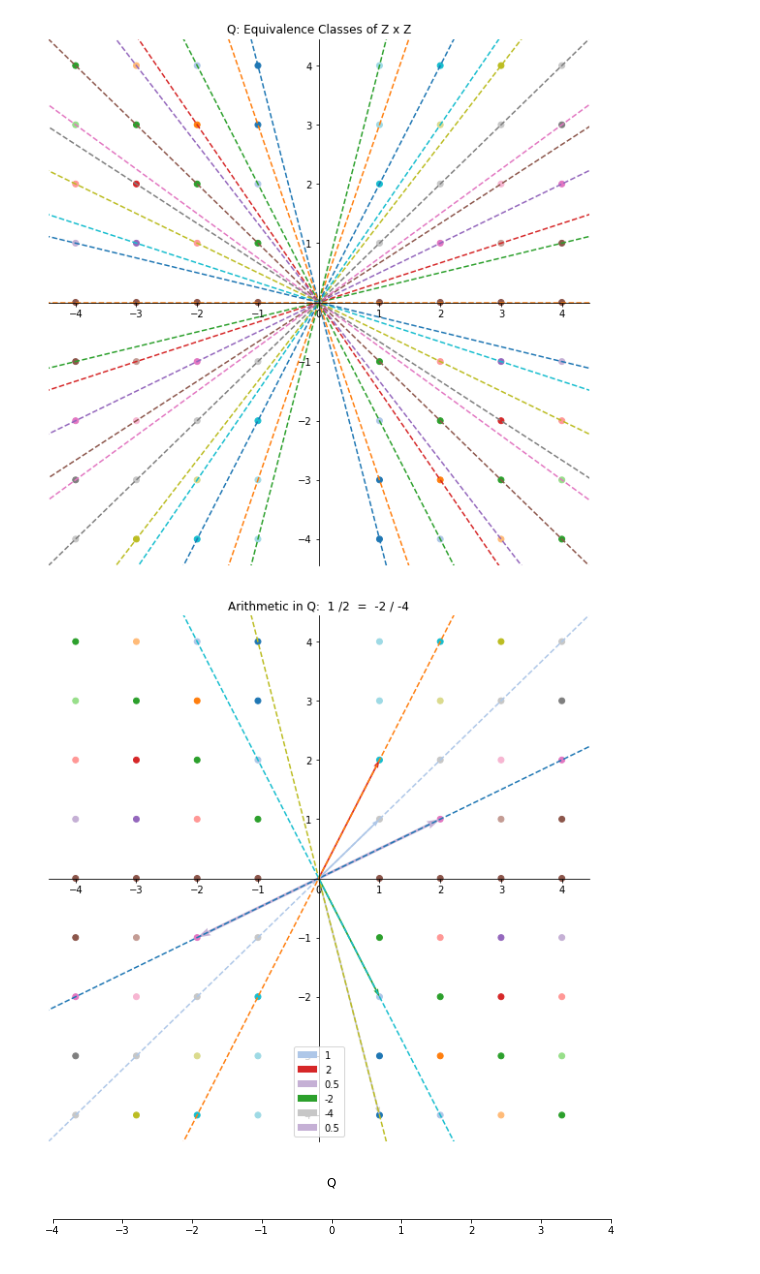
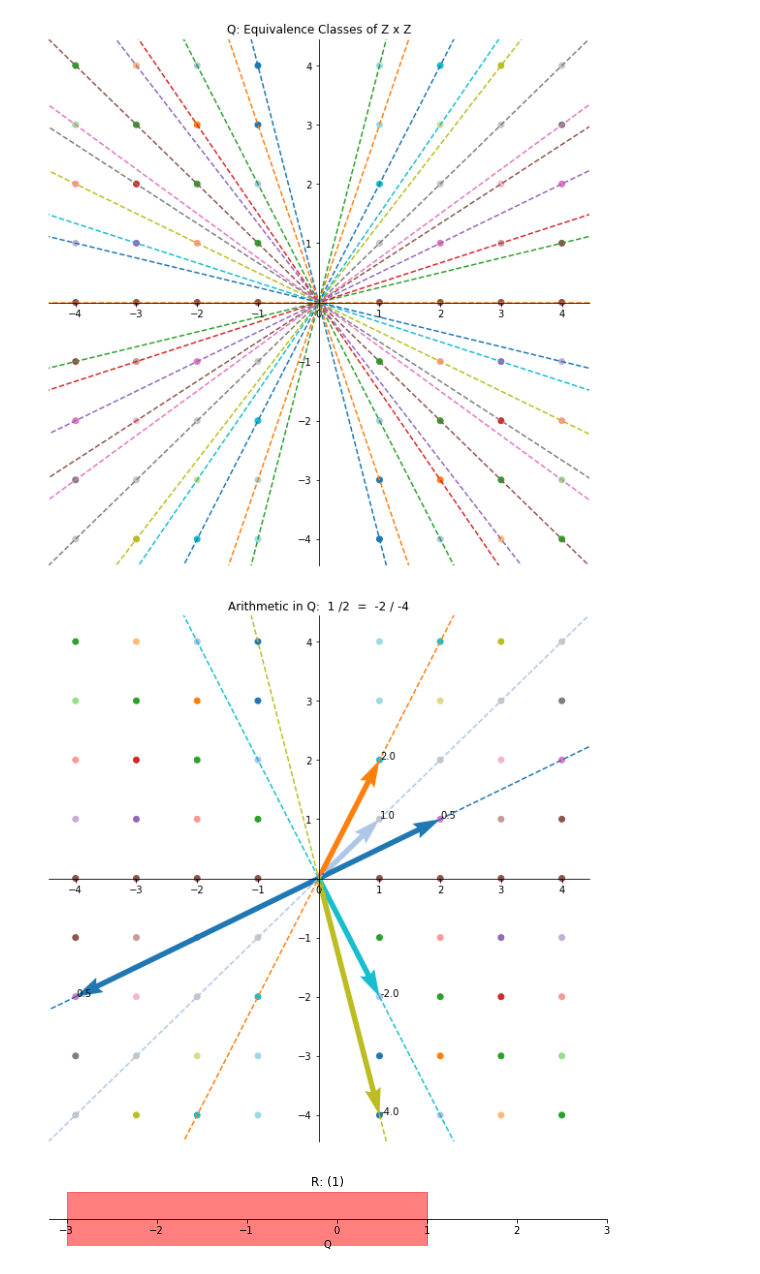
Before and after one commit to jcaip/math-vis, a Jupyter notebook: R visualizations.ipynb, the cells around one changed output. Cells and saved outputs as stored; diff of their text form; code cells hidden in the pictures.

```diff
--- a/R visualizations.ipynb
+++ b/R visualizations.ipynb
@@ -216,13 +215,24 @@ colors = cm.get_cmap('tab20')
 plt.scatter(x, y,  c=z, cmap='tab20')
 old_axis = ax.get_xlim(), ax.get_ylim()
 
-ax.quiver(0, 0, 1, 1, angles='xy', color=colors.colors[1], scale_units='xy', scale=1,  width=0.003, label='1')
-ax.quiver(0, 0, 1, 2, angles='xy', color=colors.colors[6], scale_units='xy', scale=1,  width=0.003, label='2')
-ax.quiver(0, 0, 2, 1, angles='xy', color=colors.colors[9], scale_units='xy', scale=1,  width=0.005, label='0.5')
+def plot_vec(x, y, ep = 0.01, c=None, label=None):
+    if not c:
+        c = y//x
 
-ax.quiver(0, 0, 1, -2, angles='xy', color=colors.colors[4], scale_units='xy', scale=1,  width=0.003, label='-2')
-ax.quiver(0, 0, 1, -4, angles='xy', color=colors.colors[-5], scale_units='xy', scale=1,  width=0.003, label='-4')
-ax.quiver(0, 0, -2, -1, angles='xy', color=colors.colors[9], scale_units='xy', scale=1,  width=0.005, label='0.5')
+    if not label:
+        label = str(y/x)
+
+    ax.quiver(0, 0, x, y, angles='xy', color=colors.colors[c], scale_units='xy', scale=1,  width=0.01,)
+    ax.annotate(label, (x+ep, y+ep))
+
+
+plot_vec(1, 1, c=1)
+plot_vec(1, 2)
+plot_vec(2, 1)
+
+plot_vec(1, -2)
+plot_vec(1, -4)
+plot_vec(-4, -2)
 
 for i in vals:
     if i/12 in [1. , .5, -2. , -4., 2]:
@@ -235,22 +245,27 @@ for i in vals:
 
 ax.set_xlim(old_axis[0])
 ax.set_ylim(old_axis[1])
-plt.legend()
 plt.savefig("Qarithmetic.png", bbox_inches='tight')
 plt.show()
 # %% [output]
-[figure, old version]
+[figure, new version]
+# %%
+data = data[1:-1]
 # %%
 #Now how do we go from the rational to the reals?
 plt.figure(figsize=(figure_size[0], 1))
 ax = plt.subplot(111)
 ax.spines['right'].set_visible(False)
 ax.spines['top'].set_visible(False)
 ax.spines['left'].set_visible(False)
 ax.spines['bottom'].set_position('center')
 ax.get_yaxis().set_visible(False)
-plt.title("Q")
+
+ax.axvspan(min(data), 1, alpha=0.5, color='red')
+plt.title("R: (1)")
+plt.xlabel("Q")
 plt.xticks(data)
+plt.savefig('R1.png', bbox_inches='tight')
 plt.show()
 # %% [output]
-[figure, old version]
+[figure, new version]
```
Also changed, not shown: parts of 3 cells of this notebook, 9 other files.
